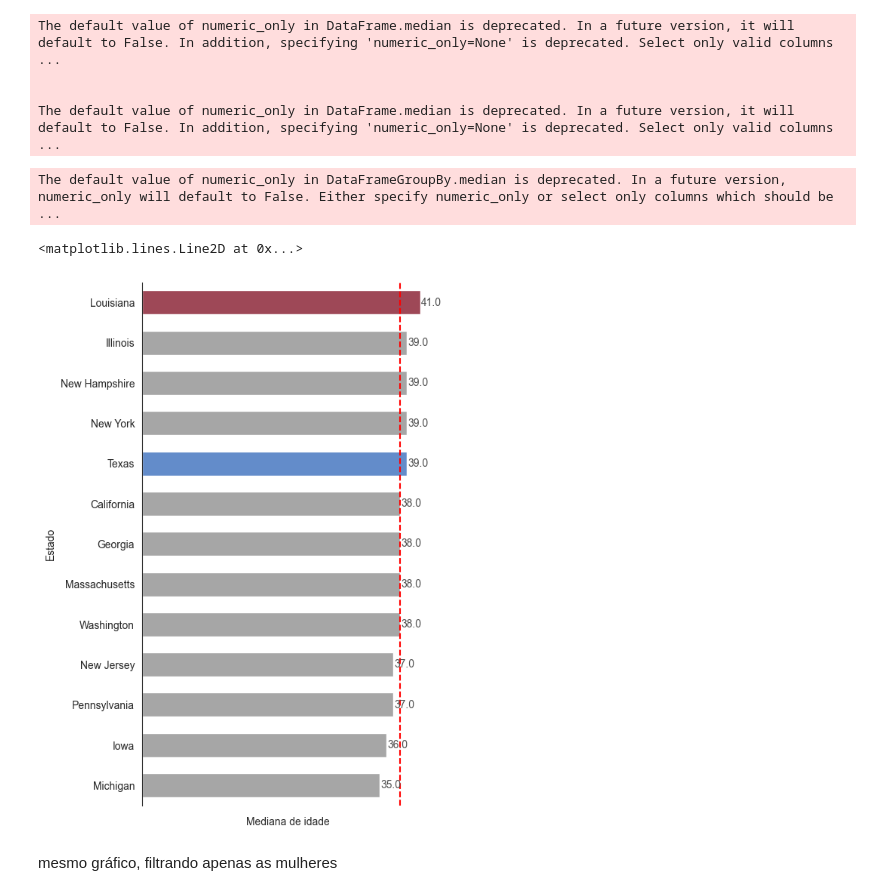
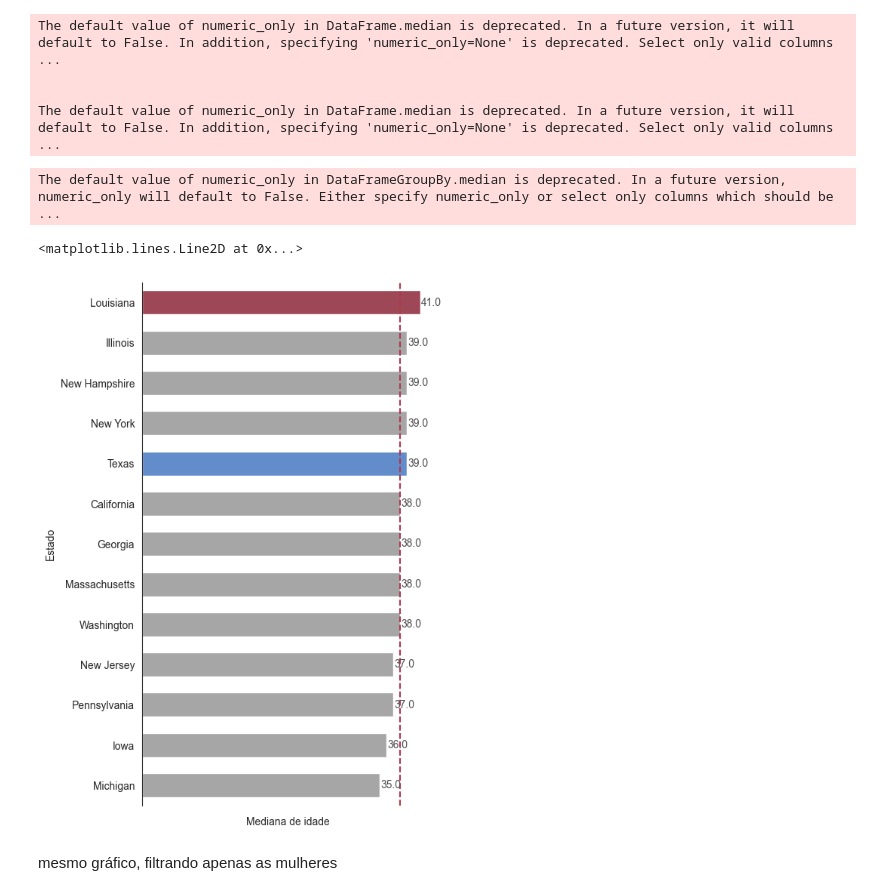
Before and after one commit to leticiafaria7/case-elogroup, a Jupyter notebook: 2_analise-exploratoria.ipynb, the cells around one changed output. Cells and saved outputs as stored; diff of their text form; code cells hidden in the pictures.

```diff
--- a/2_analise-exploratoria.ipynb
+++ b/2_analise-exploratoria.ipynb
@@ -396,35 +396,35 @@ sexo_idade_estado = pacientes_unicos.merge(df_geocode[['Lab Id', 'Sigla']], how
 sexo_idade_estado = sexo_idade_estado.groupby('Sigla').median()[['Idade']].sort_values('Idade', ascending = False).reset_index()
 
 sexo_idade_estado = sexo_idade_estado.merge(zipcodes_states[['Sigla', 'Estado']], how = 'left')
 
 sexo_idade_estado = sexo_idade_estado.rename({'Idade':"Mediana de idade"}, axis = 1)
 
 cores = ['#ac3a4e' if x == 'Louisiana' else '#5288db' if x == 'Texas' else '#a6a6a6' for x in sexo_idade_estado['Estado']]
 
 plt.figure(figsize = (5,9))
 sns.set_style('white') # also 'ticks', 'darkgrid', 'whitegrid', white
 fig = sns.barplot(data = sexo_idade_estado, x = 'Mediana de idade', y = 'Estado', palette = cores, width = 0.6)
 
 # colocar os números no final da barra
 for i in fig.patches:
     fig.annotate(i.get_width(),
                   (i.get_width(), i.get_y() + i.get_height() / 2),
                   ha = 'left', va = 'center', fontsize = 10,
                   color = '#4d4d4d', xytext = (1, 0),
                   textcoords = 'offset points')
 
 # remover os números do eixo x
 fig.set_xticklabels('')
 
 # remover as bordas do gráfico
 sns.despine(bottom = True)
 
 # adicionar linha vertical em x = 38
-plt.axvline(x=38, linestyle='--', color='red')
+plt.axvline(x=38, linestyle='--', color='#ac3a4e')
 # %% [output]
 The default value of numeric_only in DataFrameGroupBy.median is deprecated. In a future version, numeric_only will default to False. Either specify numeric_only or select only columns which should be  ...
 <matplotlib.lines.Line2D at 0x...>
-[figure, old version]
+[figure, new version]
 # %% [markdown]
 mesmo gráfico, filtrando apenas as mulheres
 # %%
```
Also changed, not shown: parts of 3 cells of this notebook, 2 other files.
